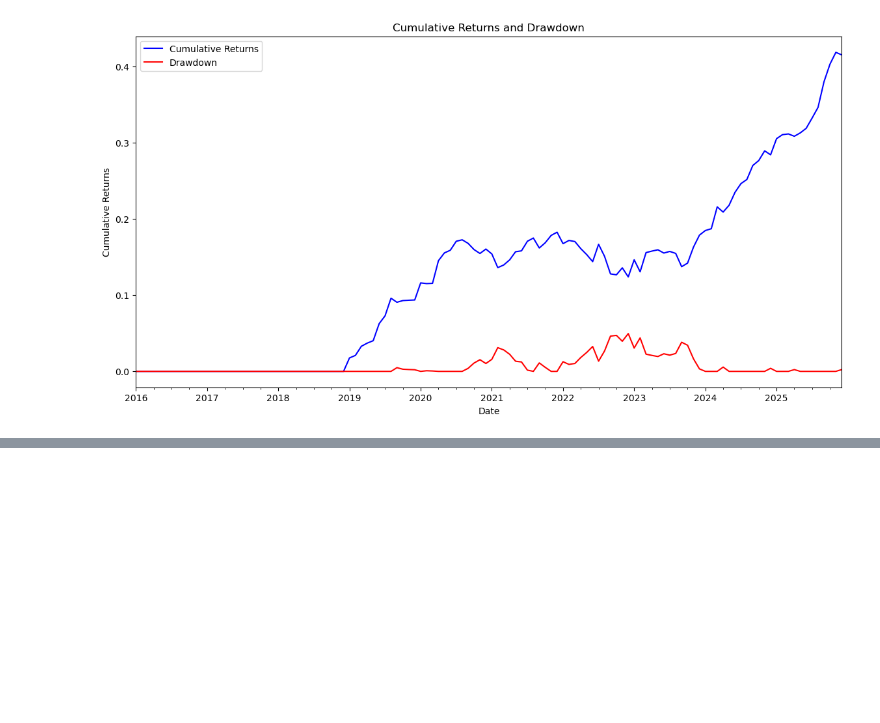
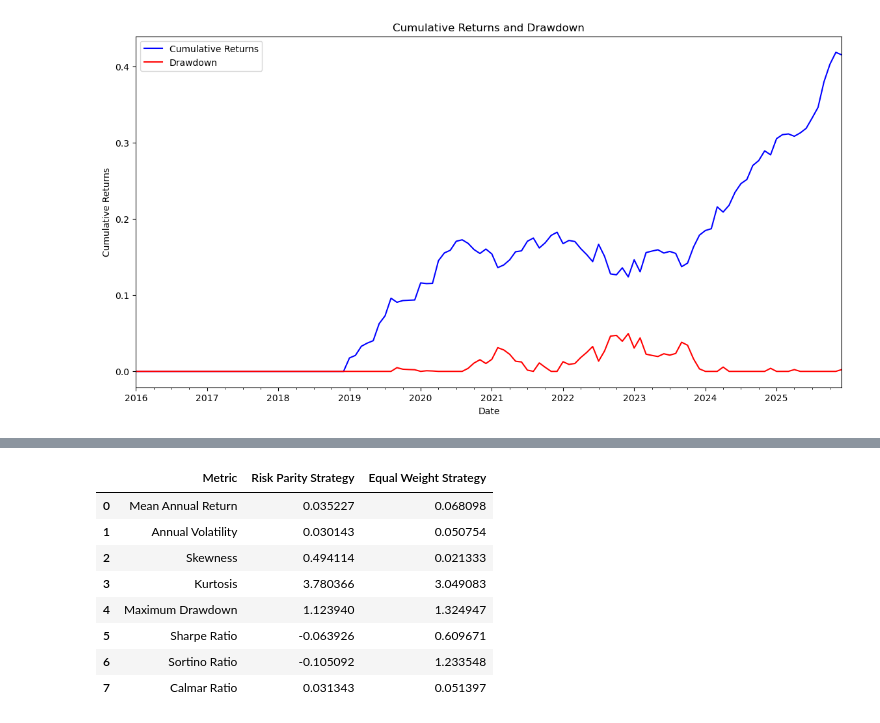
Before and after one commit to waynebar69/risk-parity-portfolio-backtesting, a Jupyter notebook: notebooks/risk_parity_portfolio_backtest.ipynb, the cells around one changed output, grey strips where cells are left out. Cells and saved outputs as stored; diff of their text form; code cells hidden in the pictures; blank space fills up the shorter version.

```diff
--- a/notebooks/risk_parity_portfolio_backtest.ipynb
+++ b/notebooks/risk_parity_portfolio_backtest.ipynb
@@ -528,0 +576,69 @@ plt.show()
+# %%
+# Evaluate equal weight portfolio performance
+ew_annual_mean_return = ew_portfolio_returns.mean() * 12
+ew_annual_volatility = ew_portfolio_returns.std() * np.sqrt(12)
+ew_skewness = ew_portfolio_returns.skew()
+ew_kurtosis = ew_portfolio_returns.kurtosis() + 3
+
+# Compute drawdown
+ew_cumulative_returns = (1 + ew_portfolio_returns).cumprod()
+ew_running_max = ew_cumulative_returns.cummax()
+ew_drawdown = (ew_running_max - ew_cumulative_returns) / ew_running_max
+ew_max_drawdown = ew_cumulative_returns.loc[ew_drawdown.idxmax()]
+
+# Compute Sharpe ratio
+ew_sharpe_ratio = (ew_annual_mean_return - AVG_RISK_FREE_RATE) / ew_annual_volatility
+
+# Compute Sortino ratio
+ew_downside_std = ew_portfolio_returns[ew_portfolio_returns < 0].std() * np.sqrt(12)
+ew_sortino_ratio = (ew_annual_mean_return - AVG_RISK_FREE_RATE) / ew_downside_std
+
+# Compute Calmar ratio
+ew_calmar_ratio = ew_annual_mean_return / ew_max_drawdown
+
+# Display results
+results = {
+    "Metric": [
+        "Mean Annual Return",
+        "Annual Volatility",
+        "Skewness",
+        "Kurtosis",
+        "Maximum Drawdown",
+        "Sharpe Ratio",
+        "Sortino Ratio",
+        "Calmar Ratio"
+    ],
+    "Risk Parity Strategy": [
+        annual_mean_return,
+        annual_volatility,
+        skewness,
+        kurtosis,
+        max_drawdown,
+        sharpe_ratio,
+        sortino_ratio,
+        calmar_ratio
+    ],
+    "Equal Weight Strategy": [
+        ew_annual_mean_return,
+        ew_annual_volatility,
+        ew_skewness,
+        ew_kurtosis,
+        ew_max_drawdown,
+        ew_sharpe_ratio,
+        ew_sortino_ratio,
+        ew_calmar_ratio
+    ]
+}
+
+results_df = pd.DataFrame(results)
+results_df
+# %% [output]
+|  | Metric | Risk Parity Strategy | Equal Weight Strategy |
+| 0 | Mean Annual Return | 0.035227 | 0.068098 |
+| 1 | Annual Volatility | 0.030143 | 0.050754 |
+| 2 | Skewness | 0.494114 | 0.021333 |
+| 3 | Kurtosis | 3.780366 | 3.049083 |
+| 4 | Maximum Drawdown | 1.123940 | 1.324947 |
+| 5 | Sharpe Ratio | -0.063926 | 0.609671 |
+| 6 | Sortino Ratio | -0.105092 | 1.233548 |
+| 7 | Calmar Ratio | 0.031343 | 0.051397 |
```
Also changed, not shown: parts of 4 cells of this notebook.
